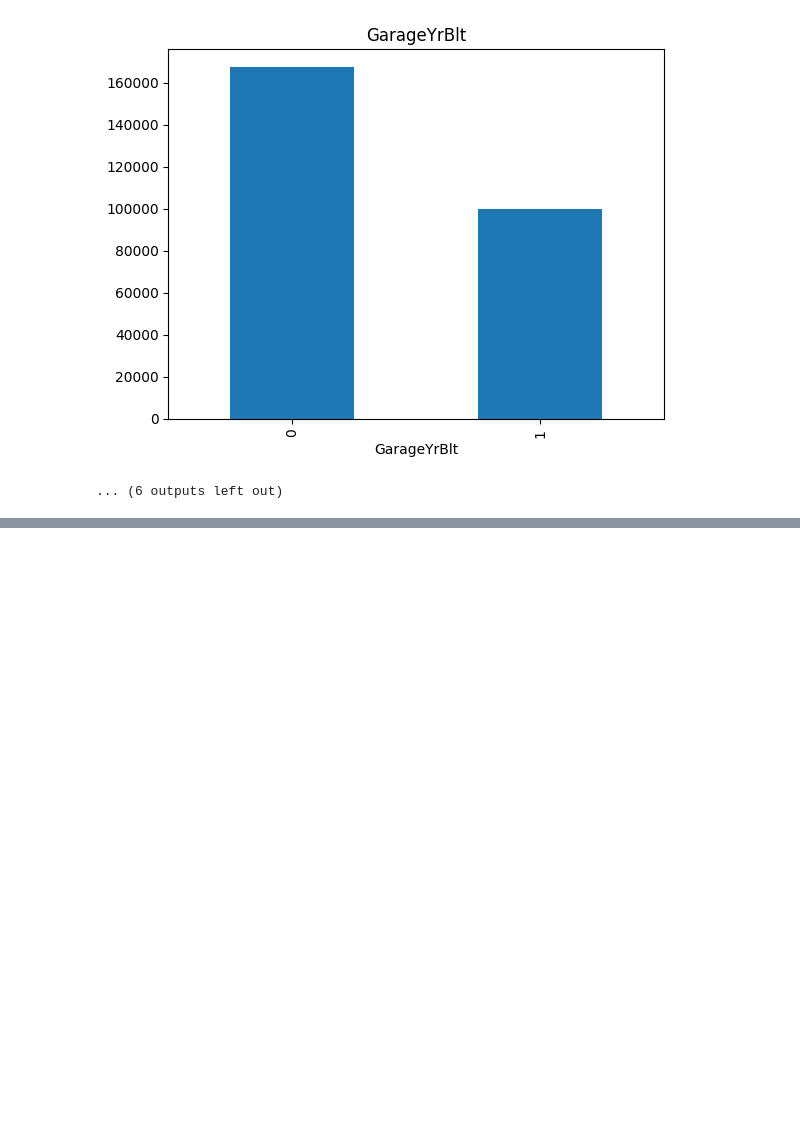
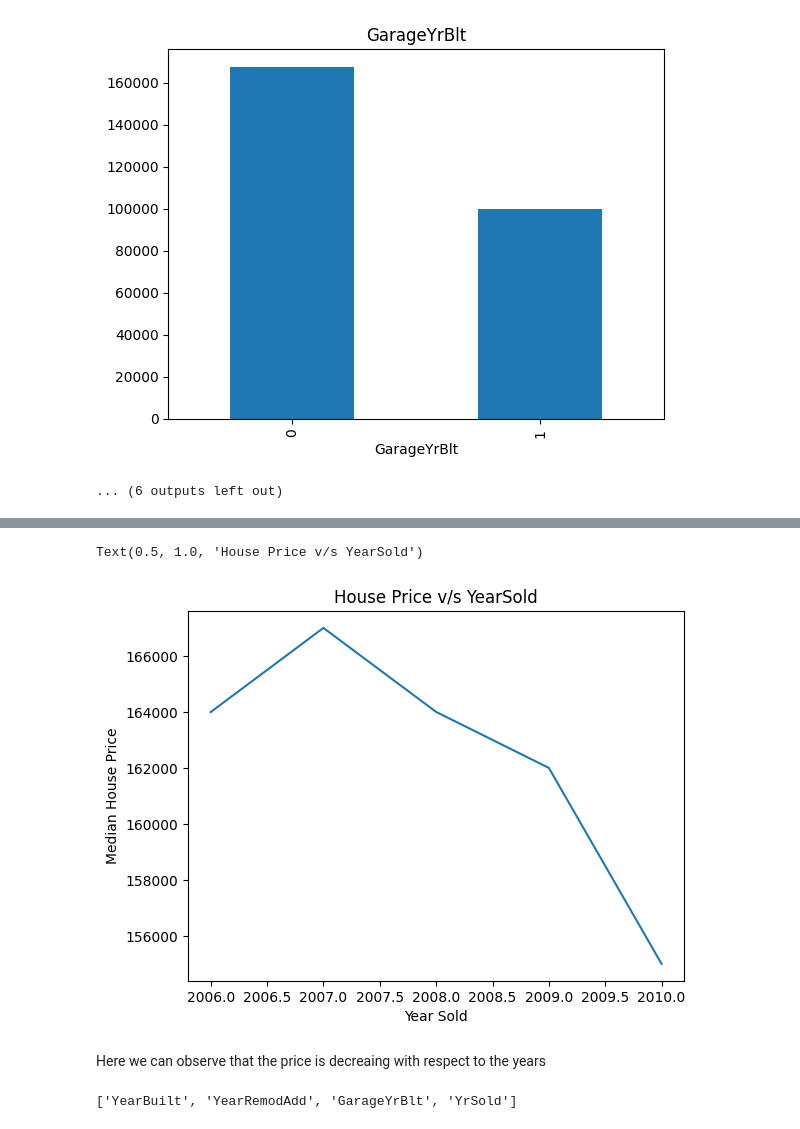
Before and after one commit to AnushkaJMokashi/Exploratory_Data_Analysis, a Jupyter notebook: Data Analysis Phase.ipynb, the cells around one changed output, grey strips where cells are left out. Drawn from its saved outputs; the diff is of its cells as text; code cells hidden in the pictures; blank space fills up the shorter version.

```diff
--- a/Data Analysis Phase.ipynb
+++ b/Data Analysis Phase.ipynb
@@ -108,0 +205,17 @@ for feature in features_with_na:
+# %%
+# Analysis of the Temporal Variables
+# Check whether there is any relation between year the house is sold and SalePrice i.e the output
+
+dataset.groupby('YrSold')['SalePrice'].median().plot()
+plt.xlabel('Year Sold')
+plt.ylabel('Median House Price')
+plt.title("House Price v/s YearSold")
+# %% [output]
+Text(0.5, 1.0, 'House Price v/s YearSold')
+[figure, added]
+# %% [markdown]
+Here we can observe that the price is decreaing with respect to the years
+# %%
+year_feature
+# %% [output]
+['YearBuilt', 'YearRemodAdd', 'GarageYrBlt', 'YrSold']
```
Also changed, not shown: parts of 14 cells of this notebook.
